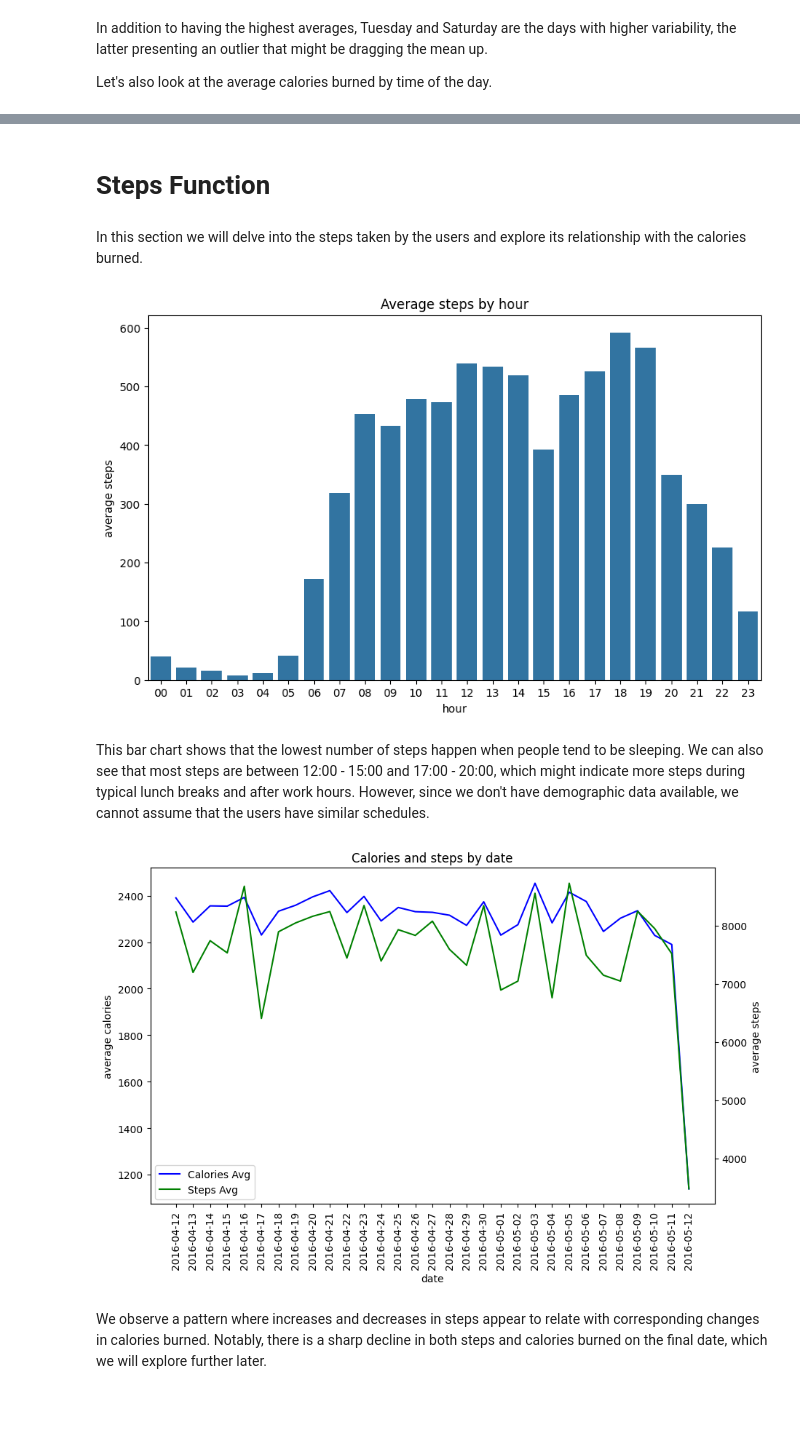
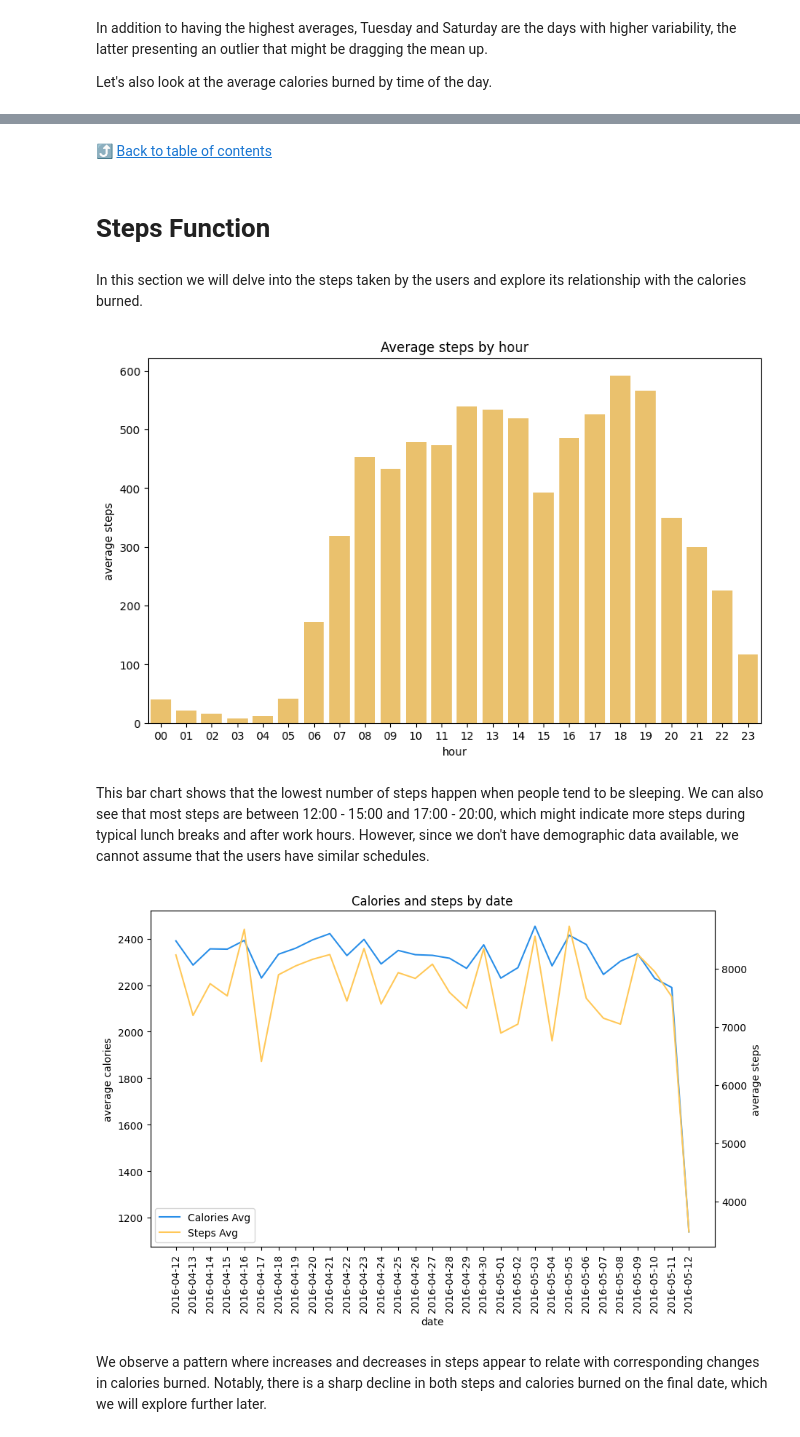
Before and after one commit to roxannardgz/bellabeat, a Jupyter notebook: Bellabeat Analysis.ipynb, the cells around one changed output, grey strips where cells are left out. Saved outputs shown, nothing was run; the diff lists cells and outputs as text; code cells hidden in the pictures; blank space fills up the shorter version.

```diff
--- a/Bellabeat Analysis.ipynb
+++ b/Bellabeat Analysis.ipynb
@@ -193,6 +205,15 @@ dailyIntensities
 weightLogInfo
               min_date             max_date
 0  2016-04-12 00:00:00  2016-05-12 00:00:00
+# %%
+# Colors for charts
+binary_palette = sns.color_palette(['#f2dcd8', '#fe8f77'])
+bbcolor = '#fe8f77'
+bbsteps = '#ffc858'
+bbsleep = '#7b4be2'
+bbcalories = '#298ee8'
+bbheart = '#10ca9c'
+highlight = '#db39a7'
 # %%
 query = """
 SELECT
@@ -453,5 +503,7 @@ plt.show()
+# %% [markdown]
+⤴️ [Back to table of contents](#back)
 # %% [markdown]
-# Steps Function
+# Steps Function <a id="steps"></a>
 # %% [markdown]
 In this section we will delve into the steps taken by the users and explore its relationship with the calories burned.
 # %%
@@ -479,36 +531,50 @@ df
 
 plt.figure(figsize=(10,6))
 
-ax = sns.barplot(data=df, x='hour', y='steps_avg')
+ax = sns.barplot(data=df, x='hour', y='steps_avg', color=bbsteps)
 
 ax.set_title('Average steps by hour')
 ax.set_ylabel('average steps')
 plt.show()
 # %% [output]
-[figure, old version]
+[figure, new version]
 # %% [markdown]
 This bar chart shows that the lowest number of steps happen when people tend to be sleeping. We can also see that most steps are between 12:00 - 15:00 and 17:00 - 20:00, which might indicate more steps during typical lunch breaks and after work hours. However, since we don't have demographic data available, we cannot assume that the users have similar schedules.
 # %%
+query = """
+SELECT
+    c.activityDay AS date
+    ,AVG(calories) AS calories_avg
+    ,AVG(stepTotal) AS steps_avg
+FROM
+    dailyCalories c
+JOIN
+    dailySteps s ON c.Id = s.Id AND c.activityDay = s.activityDay
+GROUP BY 1
+"""
+
+df = pd.read_sql_query(query, engine)
+
 fig, ax1 = plt.subplots(figsize=(10, 6))
 
-sns.lineplot(data=df, x='date', y='calories_avg', ax=ax1, label='Calories Avg', color='blue',legend=False)
+sns.lineplot(data=df, x='date', y='calories_avg', ax=ax1, label='Calories Avg', color=bbcalories,legend=False)
 
 ax2 = ax1.twinx()
-sns.lineplot(data=df, x='date', y='steps_avg', ax=ax2, label='Steps Avg', color='green', legend=False)
+sns.lineplot(data=df, x='date', y='steps_avg', ax=ax2, label='Steps Avg', color=bbsteps, legend=False)
 
 ax1.set_title('Calories and steps by date')
 ax1.set_ylabel('average calories')
 ax2.set_ylabel('average steps')
 ax1.set_xticklabels(ax1.get_xticklabels(), rotation=90, fontsize=10)
 
 handles1, labels1 = ax1.get_legend_handles_labels()
 handles2, labels2 = ax2.get_legend_handles_labels()
 
 ax1.legend(handles=handles1 + handles2, labels=labels1 + labels2, loc='lower left')
 
 plt.show()
 # %% [output]
-[figure, old version]
+[figure, new version]
 # %% [markdown]
 We observe a pattern where increases and decreases in steps appear to relate with corresponding changes in calories burned. Notably, there is a sharp decline in both steps and calories burned on the final date, which we will explore further later.
 # %%
```
Also changed, not shown: parts of 49 cells of this notebook.
